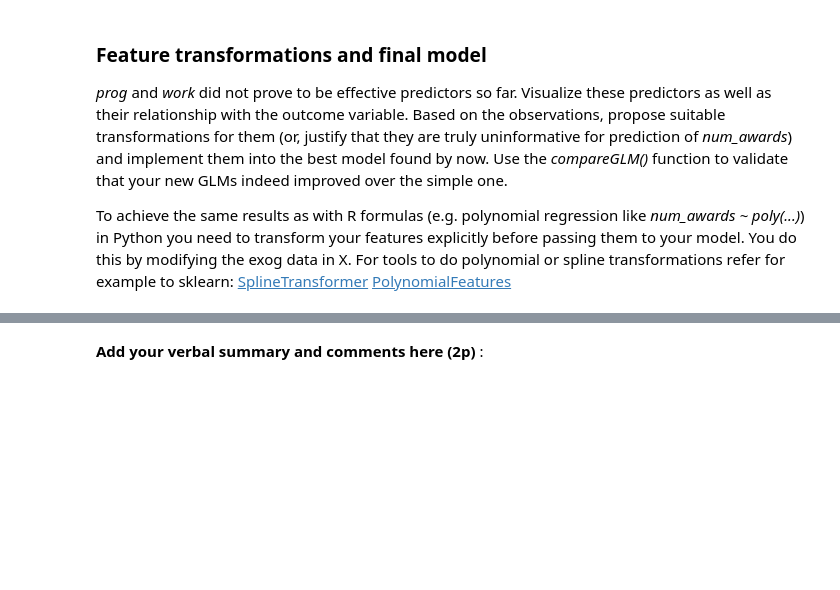
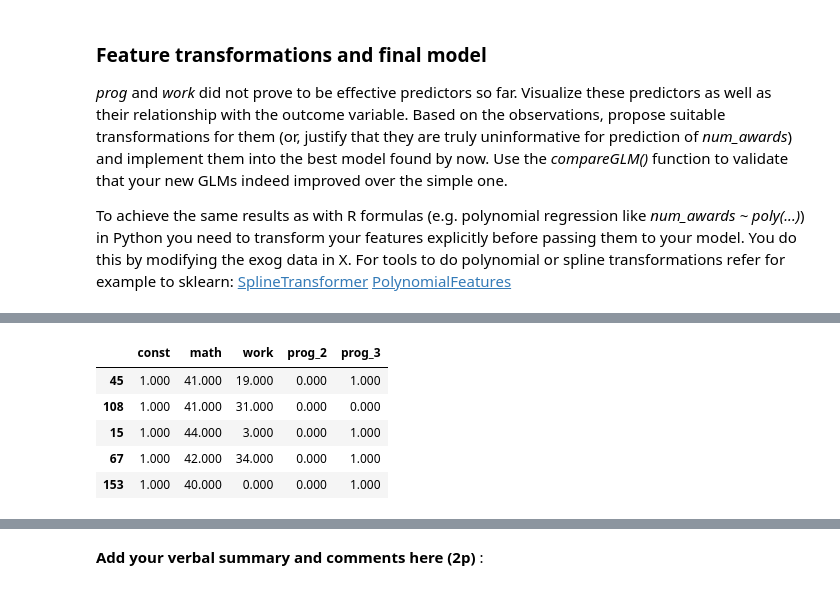
Before and after one commit to SGavula/CTU_SAN, a Jupyter notebook: san_assignment_3/SAN_assignment_GLM.ipynb, the cells around one changed output, grey strips where cells are left out. Drawn from its saved outputs; the diff is of its cells as text; code cells hidden in the pictures; blank space fills up the shorter version.

```diff
--- a/san_assignment_3/SAN_assignment_GLM.ipynb
+++ b/san_assignment_3/SAN_assignment_GLM.ipynb
@@ -146,0 +327,14 @@ plt.show()
+# %%
+# Transforming prog variable to dummy variable
+X_transformed_prog = X.copy()
+X_transformed_prog = pd.get_dummies(X_transformed_prog, columns=["prog"], drop_first=True)
+# Tranform dummy values to numeric
+X_transformed_prog = X_transformed_prog.astype(float)
+X_transformed_prog.head()
+# %% [output]
+|  | const | math | work | prog_2 | prog_3 |
+| 45 | 1.000 | 41.000 | 19.000 | 0.000 | 1.000 |
+| 108 | 1.000 | 41.000 | 31.000 | 0.000 | 0.000 |
+| 15 | 1.000 | 44.000 | 3.000 | 0.000 | 1.000 |
+| 67 | 1.000 | 42.000 | 34.000 | 0.000 | 1.000 |
+| 153 | 1.000 | 40.000 | 0.000 | 0.000 | 1.000 |
```
Also changed, not shown: parts of 22 cells of this notebook.
